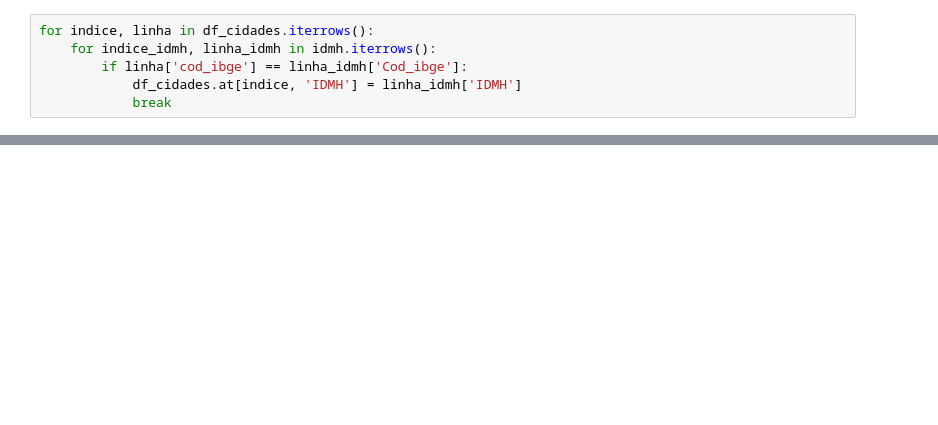
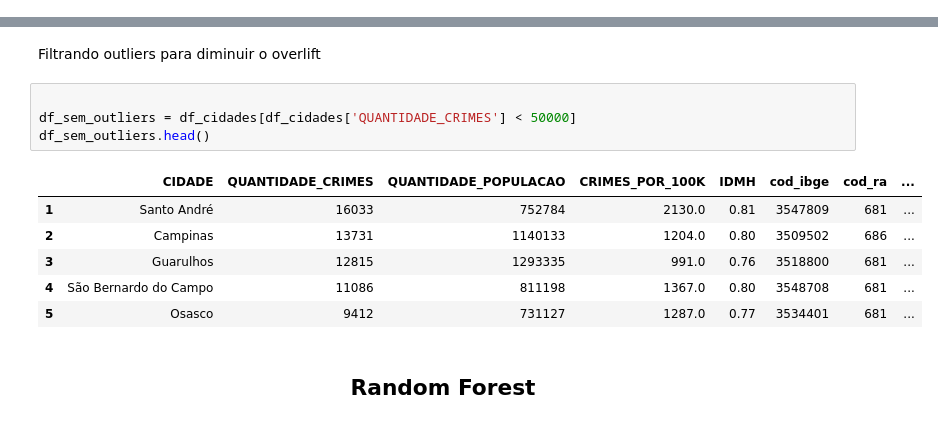
Before and after one commit to Matheuskpds/Ciencia-de-Dados-Projeto-TP, a Jupyter notebook: main.ipynb, the cells around one changed output, grey strips where cells are left out. Saved outputs shown, nothing was run; the diff lists cells and outputs as text; blank space fills up the shorter version.

```diff
--- a/main.ipynb
+++ b/main.ipynb
@@ -83,6 +61,0 @@ for indice, linha in df_cidades.iterrows():
-# %%
-for indice, linha in df_cidades.iterrows():
-    for indice_idmh, linha_idmh in idmh.iterrows():
-        if linha['cod_ibge'] == linha_idmh['Cod_ibge']:
-            df_cidades.at[indice, 'IDMH'] = linha_idmh['IDMH']
-            break
@@ -153,0 +62,15 @@ display(tabela_resultados.round(2))
+# %% [markdown]
+<p> Filtrando outliers para diminuir o overlift </p>
+# %%
+
+df_sem_outliers = df_cidades[df_cidades['QUANTIDADE_CRIMES'] < 50000]
+df_sem_outliers.head()
+# %% [output]
+|  | CIDADE | QUANTIDADE_CRIMES | QUANTIDADE_POPULACAO | CRIMES_POR_100K | IDMH | cod_ibge | cod_ra | ... |
+| 1 | Santo André | 16033 | 752784 | 2130.0 | 0.81 | 3547809 | 681 | ... |
+| 2 | Campinas | 13731 | 1140133 | 1204.0 | 0.80 | 3509502 | 686 | ... |
+| 3 | Guarulhos | 12815 | 1293335 | 991.0 | 0.76 | 3518800 | 681 | ... |
+| 4 | São Bernardo do Campo | 11086 | 811198 | 1367.0 | 0.80 | 3548708 | 681 | ... |
+| 5 | Osasco | 9412 | 731127 | 1287.0 | 0.77 | 3534401 | 681 | ... |
+# %% [markdown]
+<h2 style = 'text-align: center;'> Random Forest </h2>
```
Also changed, not shown: parts of 33 cells of this notebook.
